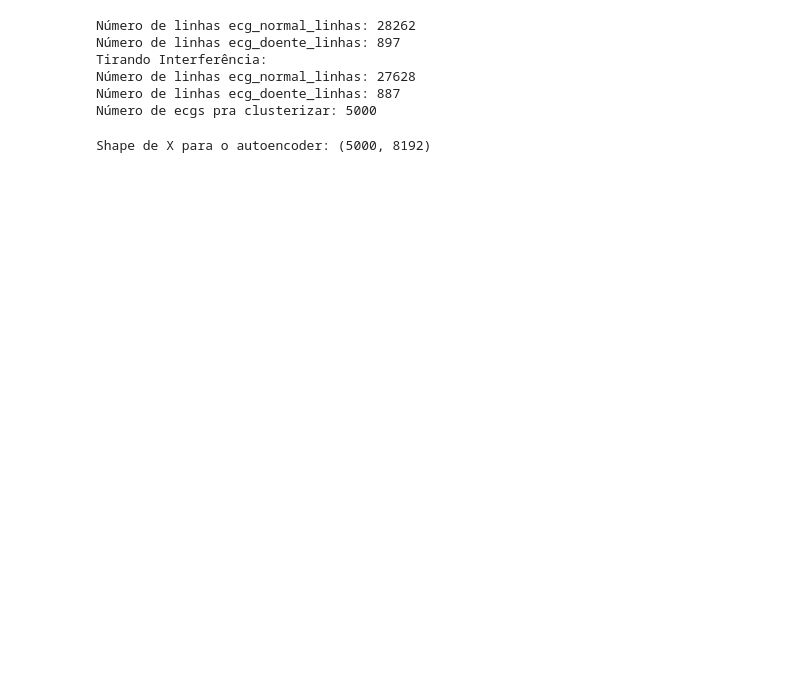
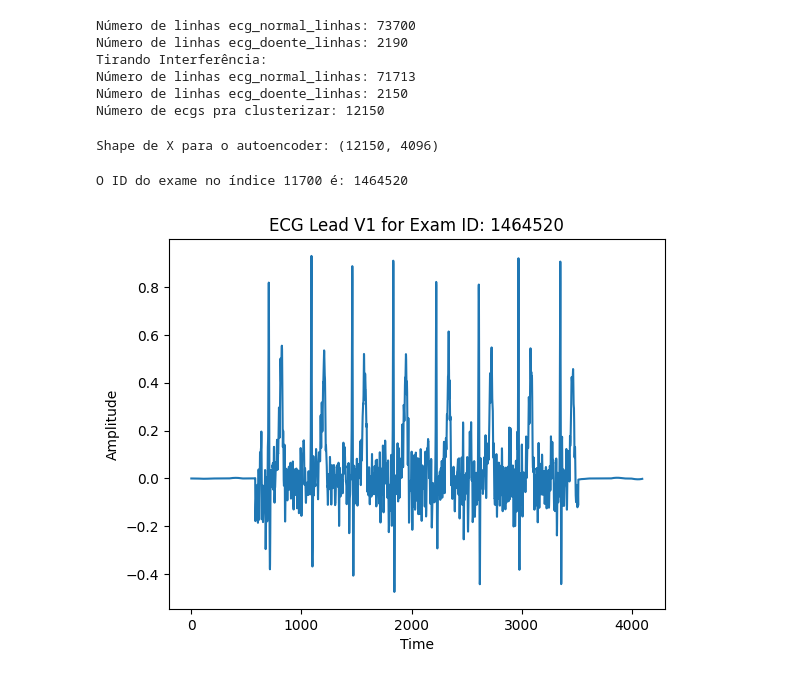
Before and after one commit to pedrobacelar28/Clustering-Paper, a Jupyter notebook: Projeto/guilherme/treinar_autoencoder.ipynb, the cells around one changed output. Drawn from its saved outputs; the diff is of its cells as text; code cells hidden in the pictures; blank space fills up the shorter version.

```diff
--- a/Projeto/guilherme/treinar_autoencoder.ipynb
+++ b/Projeto/guilherme/treinar_autoencoder.ipynb
@@ -29,15 +36,15 @@ from filters import ecg_filtrado
 #CARREGAR OS DADOS
 caminho_arquivo = "../Database/exams.csv"
 dados = pd.read_csv(caminho_arquivo)
-arquivos_usados = ["exams_part14.hdf5", "exams_part15.hdf5", "exams_part16.hdf5", "exams_part17.hdf5"]
+arquivos_usados = ["exams_part14.hdf5", "exams_part15.hdf5", "exams_part16.hdf5", "exams_part17.hdf5","exams_part12.hdf5", "exams_part13.hdf5", "exams_part10.hdf5", "exams_part11.hdf5","exams_part9.hdf5", "exams_part8.hdf5"]
 
 ecg_normal_linhas = dados.index[(dados.iloc[:, 14].isin(arquivos_usados))  &
                                 (dados.iloc[:, 13] == True) ]
 
 ecg_doente_linhas = dados.index[(dados.iloc[:, 14].isin(arquivos_usados)) &
-                                (dados.iloc[:, 4] == False) &
+                                (dados.iloc[:, 4] == True) &
                                 (dados.iloc[:, 5] == False ) &
-                                (dados.iloc[:, 6] == True) &
+                                (dados.iloc[:, 6] == False) &
                                 (dados.iloc[:, 7] == False) &
                                 (dados.iloc[:, 8] == False) &
                                 (dados.iloc[:, 9] == False)]
@@ -55,9 +62,9 @@ ecg_normal_linhas = dados.index[~dados['exam_id'].isin(interferencias_ids) &
 
 ecg_doente_linhas = dados.index[~dados['exam_id'].isin(interferencias_ids) &
                                 (dados.iloc[:, 14].isin(arquivos_usados)) &
-                                (dados.iloc[:, 4] == False) &
+                                (dados.iloc[:, 4] == True) &
                                 (dados.iloc[:, 5] == False) &
-                                (dados.iloc[:, 6] == True) &
+                                (dados.iloc[:, 6] == False) &
                                 (dados.iloc[:, 7] == False) &
                                 (dados.iloc[:, 8] == False) &
                                 (dados.iloc[:, 9] == False)]
@@ -70,17 +77,17 @@ ecg_doente_id = dados.iloc[ecg_doente_linhas, 0].tolist()
 ecg_normal_id = dados.iloc[ecg_normal_linhas, 0].tolist()
 
 #ecg_doente = ecg_doente_id[]
-ecg_normal = ecg_normal_id[:4000]
+ecg_normal = ecg_normal_id[:10000]
 
-ids_ecgs = ecg_normal
+ids_ecgs = ecg_doente_id + ecg_normal
 print("Número de ecgs pra clusterizar:", len(ids_ecgs))
 # %% [output]
-Número de linhas ecg_normal_linhas: 28262
-Número de linhas ecg_doente_linhas: 897
+Número de linhas ecg_normal_linhas: 73700
+Número de linhas ecg_doente_linhas: 2190
 Tirando Interferência:
-Número de linhas ecg_normal_linhas: 27628
-Número de linhas ecg_doente_linhas: 887
-Número de ecgs pra clusterizar: 5000
+Número de linhas ecg_normal_linhas: 71713
+Número de linhas ecg_doente_linhas: 2150
+Número de ecgs pra clusterizar: 12150
 # %%
 # Função para obter dados de ECG de um arquivo HDF5
 def get_ecg_data(file_paths, exam_id):
@@ -95,27 +102,48 @@ def get_ecg_data(file_paths, exam_id):
     raise ValueError("Exam ID não encontrado em nenhum dos arquivos fornecidos.")
 
 # Caminhos para os arquivos HDF5
-file_paths = ['../Database/filtered_exams_14_15.hdf5', '../Database/filtered_exams_16_17.hdf5']
+file_paths = ['../Database/filtered_exams_14_15.hdf5', '../Database/filtered_exams_16_17.hdf5','../Database/filtered_exams_12_13.hdf5', '../Database/filtered_exams_10_11.hdf5','../Database/filtered_exams_8_9.hdf5']
+
+
 
 # Obter os tracings de ECG para cada exam_id e armazenar na lista
 all_tracings = []
 for exam_id in ids_ecgs:
     tracings = get_ecg_data(file_paths, exam_id)
-    # Selecionar as leads V1 (índice 6) e V6 (índice 11)
-    lead_v1 = tracings[:, 6]
-    lead_v6 = tracings[:, 11]
-    # Combinar as leads V1 e V6 em uma única dimensão
-    combined_leads = np.concatenate((lead_v1, lead_v6))
-    all_tracings.append(combined_leads)
+    #Selecionar as leads V1 (índice 6) e V6 (índice 11)
+    lead_v1 = tracings[:, 1]
+    #lead_v6 = tracings[:, 11]
+    #Combinar as leads V1 e V6 em uma única dimensão
+    #combined_leads = np.concatenate((lead_v1, lead_v6))
+    all_tracings.append(lead_v1)
 
 # Converter lista para array numpy
 X = np.array(all_tracings)
 
 print("Shape de X para o autoencoder:", X.shape)
-
 # X agora está pronto para ser usado no autoencoder
 # %% [output]
-Shape de X para o autoencoder: (5000, 8192)
+Shape de X para o autoencoder: (12150, 4096)
+# %%
+# Índice desejado
+index = 11700
+
+# Verifique se o índice está dentro dos limites da lista
+if index < len(ids_ecgs):
+    exam_id = ids_ecgs[index]
+    print("O ID do exame no índice 11700 é:", exam_id)
+else:
+    print("O índice está fora dos limites da lista de IDs de exames.")
+
+# Plotar os dados de ECG para o índice desejado
+plt.plot(X[index])
+plt.title(f"ECG Lead V1 for Exam ID: {exam_id}")
+plt.xlabel("Time")
+plt.ylabel("Amplitude")
+plt.show()
+# %% [output]
+O ID do exame no índice 11700 é: 1464520
+[figure, added]
 # %%
 #CARREGAR MODELO
 
```
Also changed, not shown: parts of 4 cells of this notebook, 10 other files.
